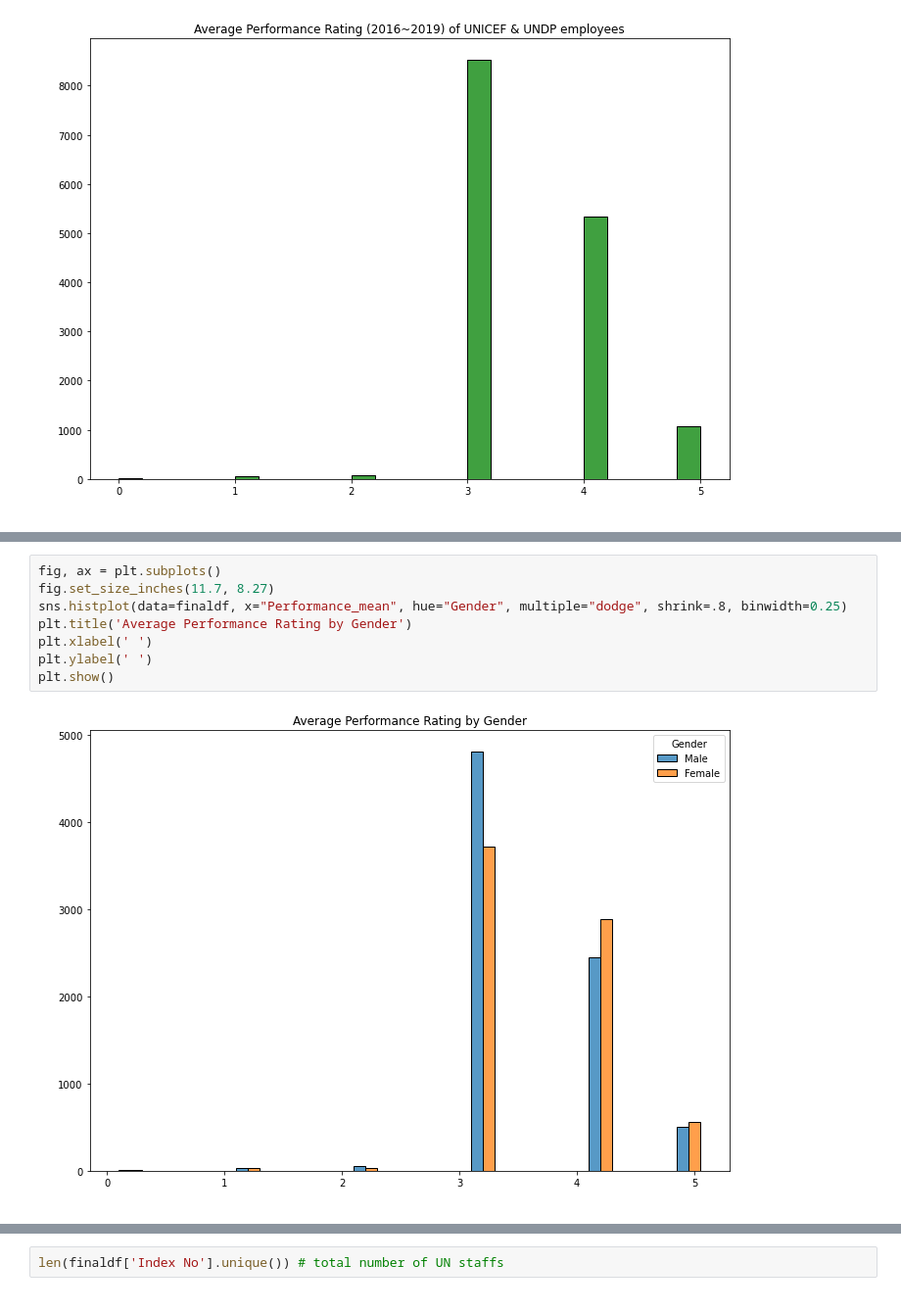
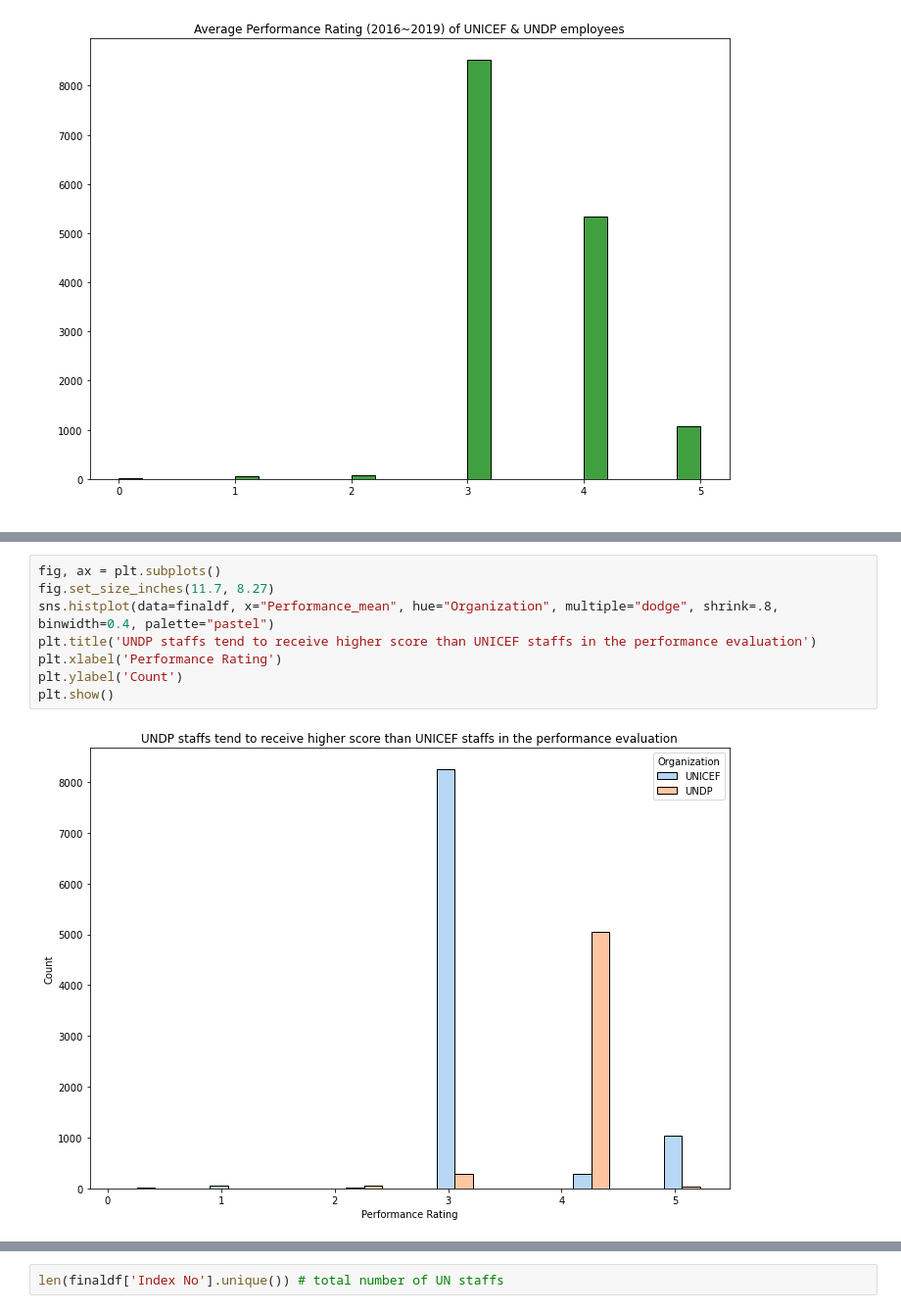
Before and after one commit to oliviahs/Python_practices, a Jupyter notebook: dw4_DataCleaning_EDA.ipynb, the cells around one changed output, grey strips where cells are left out. Shown: that part at 98% size. Saved outputs shown, nothing was run; the diff lists cells and outputs as text.

```diff
--- a/dw4_DataCleaning_EDA.ipynb
+++ b/dw4_DataCleaning_EDA.ipynb
@@ -866,13 +990,13 @@ plt.show()
 # %%
 fig, ax = plt.subplots()
 fig.set_size_inches(11.7, 8.27)
-sns.histplot(data=finaldf, x="Performance_mean", hue="Gender", multiple="dodge", shrink=.8, binwidth=0.25)
-plt.title('Average Performance Rating by Gender')
-plt.xlabel(' ')
-plt.ylabel(' ')
+sns.histplot(data=finaldf, x="Performance_mean", hue="Organization", multiple="dodge", shrink=.8, binwidth=0.4, palette="pastel")
+plt.title('UNDP staffs tend to receive higher score than UNICEF staffs in the performance evaluation')
+plt.xlabel('Performance Rating')
+plt.ylabel('Count')
 plt.show()
 # %% [output]
-[figure, old version]
+[figure, new version]
 # %%
 fig, ax = plt.subplots()
 fig.set_size_inches(11.7, 8.27)
```
Also changed, not shown: parts of 32 cells of this notebook, 1 other file.
